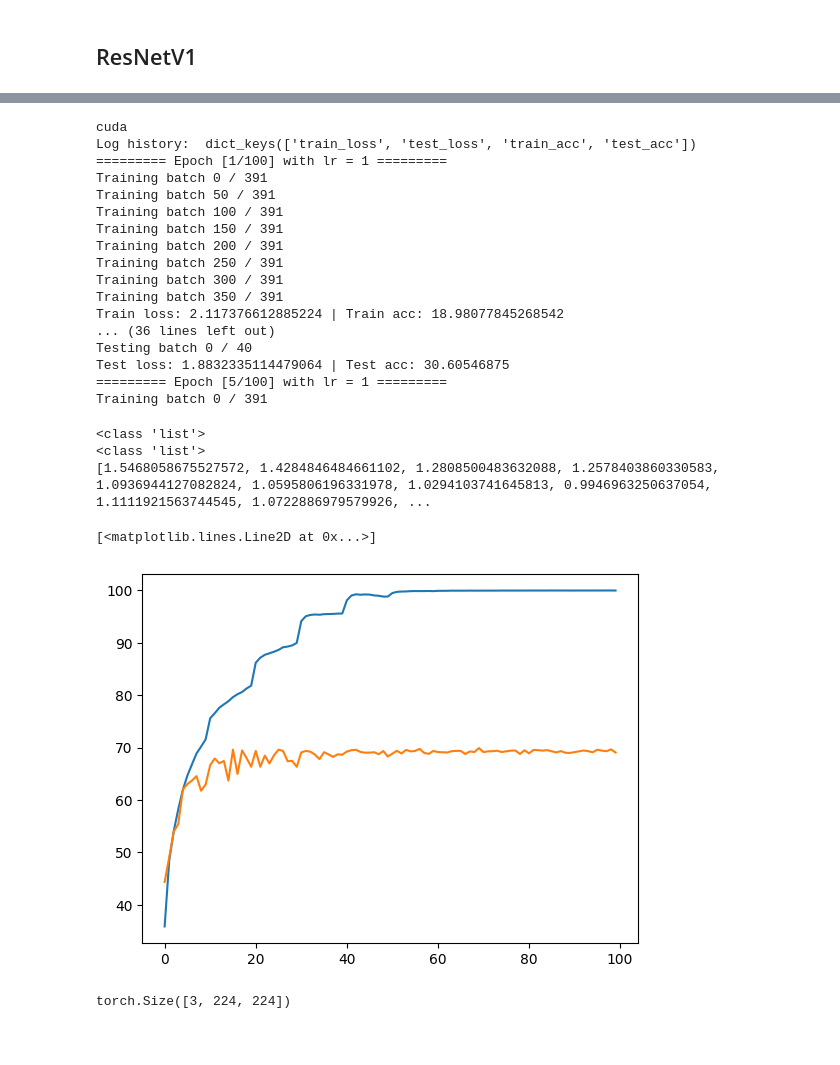
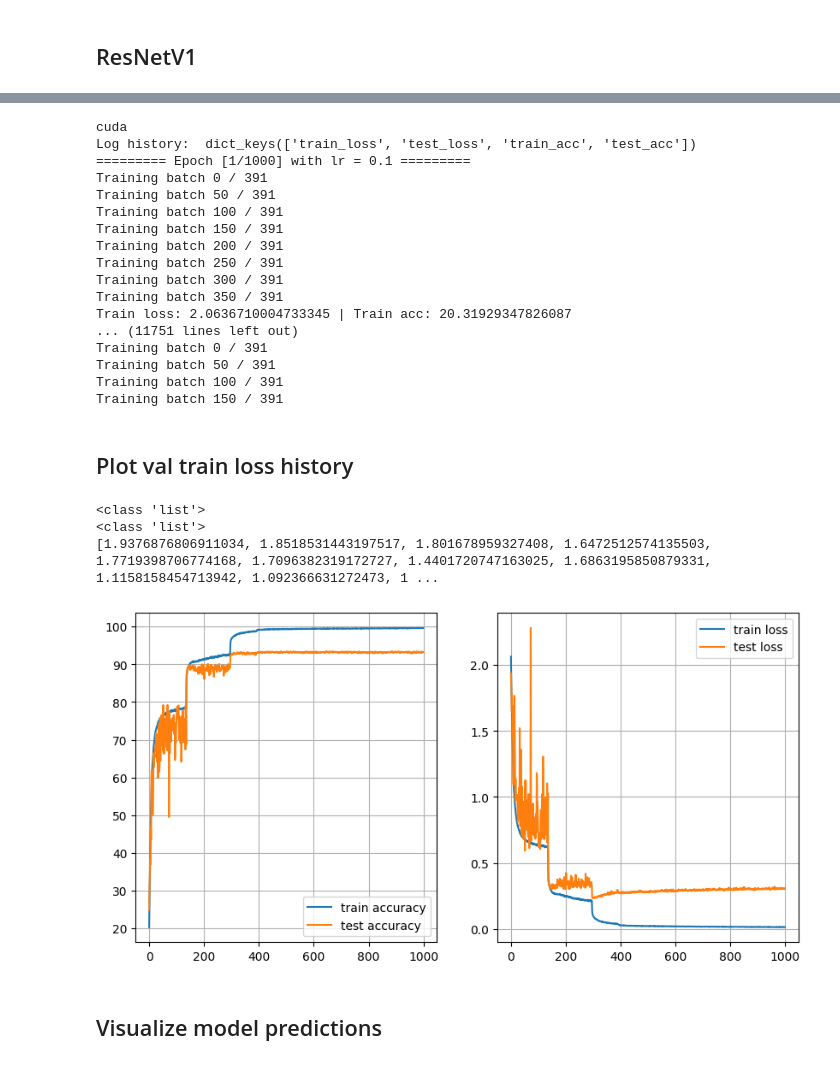
Before and after one commit to AnTong123-hue/PyTorch, a Jupyter notebook: cnn_models/ResNet.ipynb, the cells around one changed output, grey strips where cells are left out. Drawn from its saved outputs; the diff is of its cells as text; code cells hidden in the pictures.

Commit message:
Finalize ResNet model

```diff
--- a/cnn_models/ResNet.ipynb
+++ b/cnn_models/ResNet.ipynb
@@ -290,18 +270,4 @@ ResNet(
 # %%
 loss_fn = nn.CrossEntropyLoss()
-optimizer = torch.optim.SGD(model.parameters(), lr=1, momentum=0.9, weight_decay=0.0005)
-scheduler = torch.optim.lr_scheduler.StepLR(optimizer, step_size=10, gamma=0.2)
-# Calculate accuracy (a classification metric)
-def accuracy_fn(y_true, y_pred):
-    """Calculates accuracy between truth labels and predictions.
-
-    Args:
-        y_true (torch.Tensor): Truth labels for predictions.
-        y_pred (torch.Tensor): Predictions to be compared to predictions.
-
-    Returns:
-        [torch.float]: Accuracy value between y_true and y_pred, e.g. 78.45
-    """
-    correct = torch.eq(y_true, y_pred).sum().item()
-    acc = (correct / len(y_pred)) * 100
-    return acc
+optimizer = torch.optim.SGD(model.parameters(), lr=0.1, momentum=0.9, weight_decay=0.0005)
+scheduler = torch.optim.lr_scheduler.ReduceLROnPlateau(optimizer, 'min', 0.1, patience=10, min_lr=0.00001)
@@ -353,7 +335,6 @@ hist['train_loss'].append(0)
 # %%
 # Training loop
-epochs = 100
-print(device)
+epochs = 1000
 hist = {"train_loss": [], "test_loss": [], "train_acc": [], "test_acc": []}
 print("Log history: ", hist.keys())
 
@@ -368,7 +349,7 @@ for epoch in range(epochs):
         device='cuda'
     )
 
-    scheduler.step()
+    scheduler.step(train_loss)
 
     test_loss, test_acc = test_step(
         model=model,
@@ -385,7 +366,7 @@ for epoch in range(epochs):
 # %% [output]
 cuda
 Log history:  dict_keys(['train_loss', 'test_loss', 'train_acc', 'test_acc'])
-========= Epoch [1/100] with lr = 1 =========
+========= Epoch [1/1000] with lr = 0.1 =========
 Training batch 0 / 391
 Training batch 50 / 391
 Training batch 100 / 391
@@ -394,31 +375,40 @@ Training batch 200 / 391
 Training batch 250 / 391
 Training batch 300 / 391
 Training batch 350 / 391
-Train loss: 2.117376612885224 | Train acc: 18.98077845268542
-... (36 lines left out)
-Testing batch 0 / 40
-Test loss: 1.8832335114479064 | Test acc: 30.60546875
-========= Epoch [5/100] with lr = 1 =========
+Train loss: 2.0636710004733345 | Train acc: 20.31929347826087
+... (11751 lines left out)
 Training batch 0 / 391
+Training batch 50 / 391
+Training batch 100 / 391
+Training batch 150 / 391
+# %% [markdown]
+## Plot val train loss history
 # %%
 import numpy as np
 
 print(type(hist['train_acc']))
 print(type(hist['test_loss']))
 
 print(hist['test_loss'])
-plt.plot(np.array(hist['train_acc']))
-plt.plot(np.array(hist['test_acc']))
+plt.figure(figsize=(10, 5))
+plt.subplot(1, 2, 1)
+plt.plot(np.array(hist['train_acc']), label='train accuracy')
+plt.plot(np.array(hist['test_acc']), label='test accuracy')
+plt.grid(visible=1)
+plt.legend()
+plt.subplot(1, 2, 2)
+plt.plot(np.array(hist['train_loss']), label='train loss')
+plt.plot(np.array(hist['test_loss']), label='test loss')
+plt.grid(visible=1)
+plt.legend()
+plt.show()
 # %% [output]
 <class 'list'>
 <class 'list'>
-[1.5468058675527572, 1.4284846484661102, 1.2808500483632088, 1.2578403860330583, 1.0936944127082824, 1.0595806196331978, 1.0294103741645813, 0.9946963250637054, 1.1111921563744545, 1.0722886979579926, ...
+[1.9376876806911034, 1.8518531443197517, 1.801678959327408, 1.6472512574135503, 1.7719398706774168, 1.7096382319172727, 1.4401720747163025, 1.6863195850879331, 1.1158158454713942, 1.092366631272473, 1 ...
-[<matplotlib.lines.Line2D at 0x...>]
-[figure, old version]
+[figure, new version]
-# %%
-test_dataset[0][0].shape
-# %% [output]
-torch.Size([3, 224, 224])
+# %% [markdown]
+## Visualize model predictions
 # %%
 torch.manual_seed(42)
 
```
Also changed, not shown: parts of 18 cells of this notebook.
